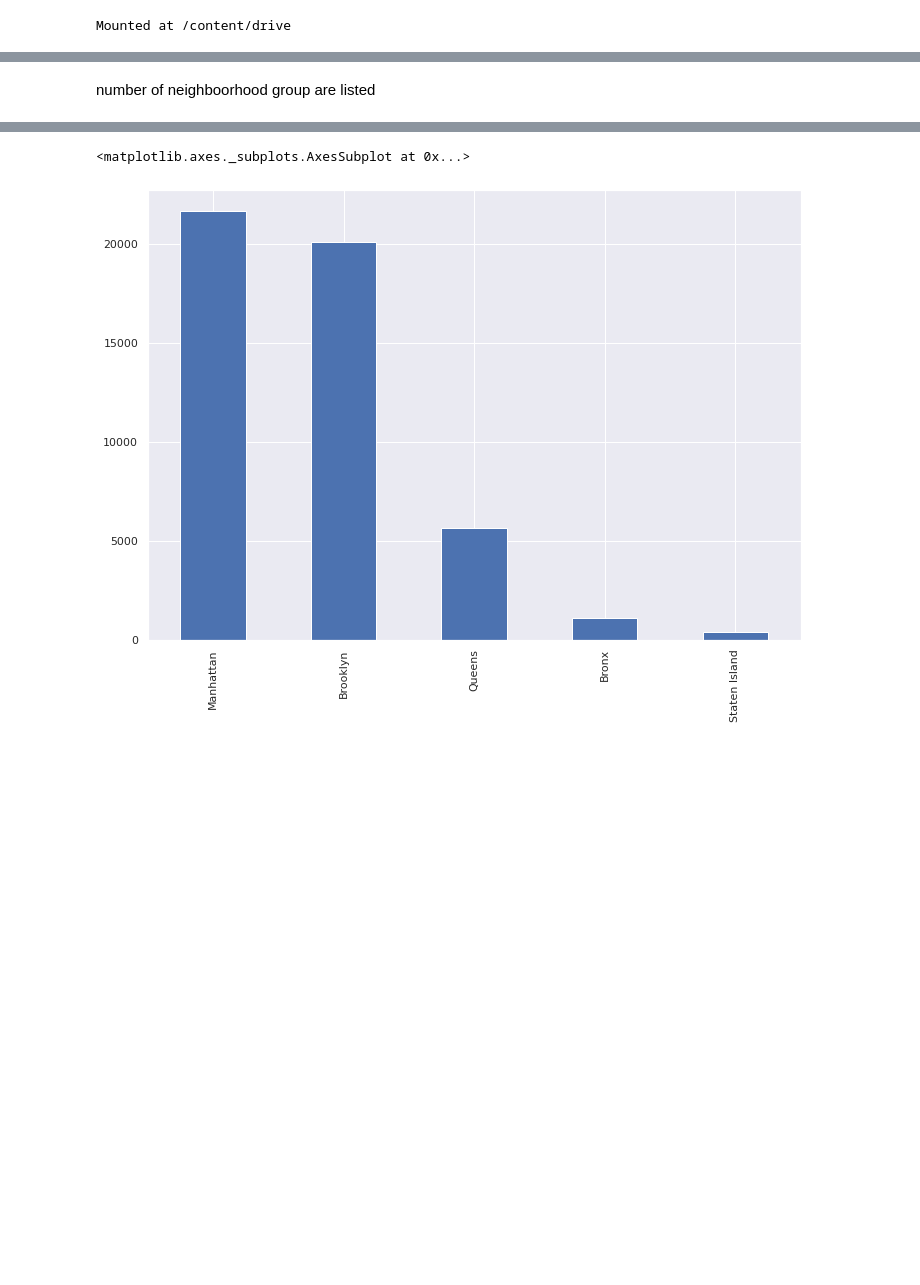
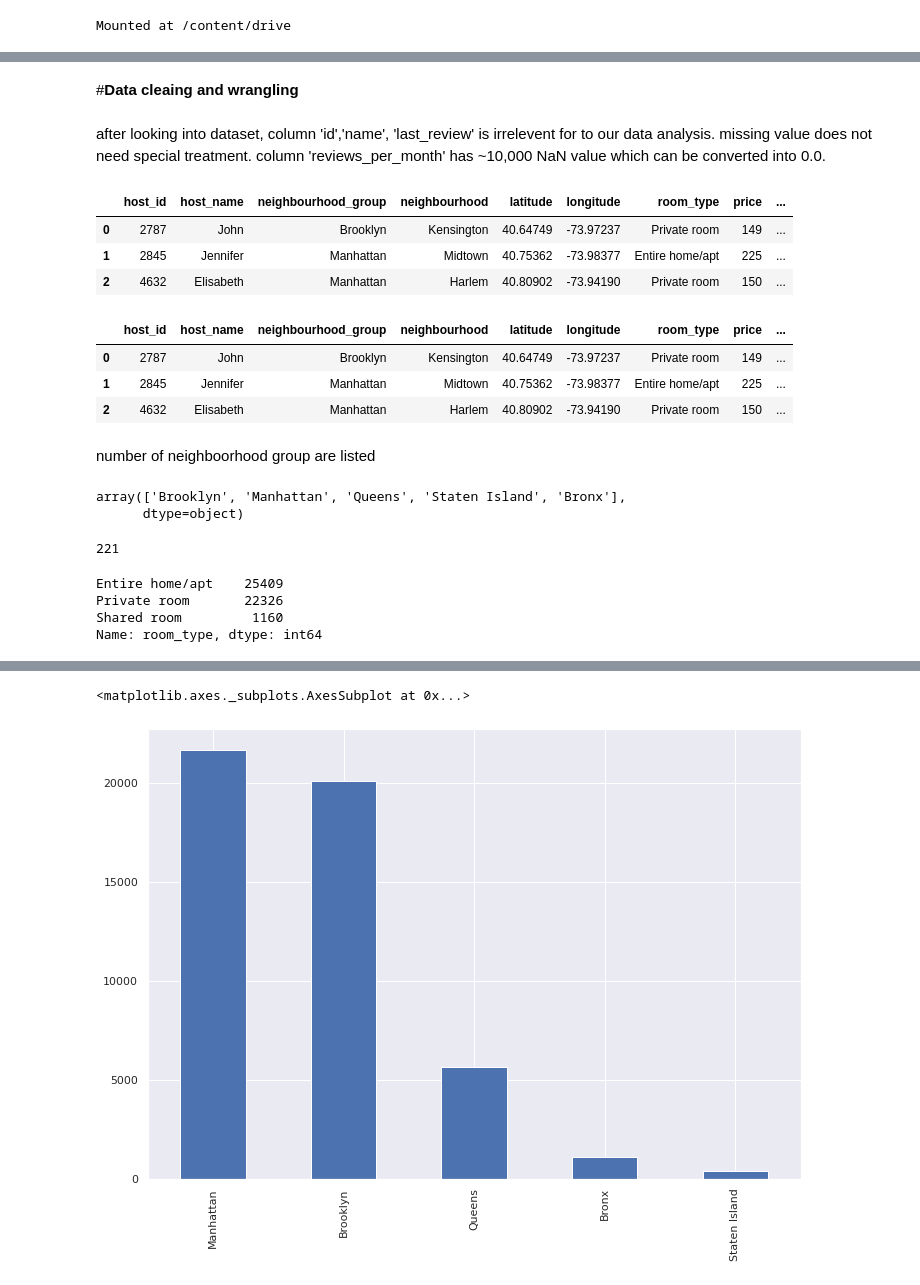
Before and after one commit to Kunaltembhare003/EDA, a Jupyter notebook: Copy_of_Airbnb_Bookings_Analysis_Capstone_Project.ipynb, the cells around one changed output, grey strips where cells are left out. Cells and saved outputs as stored; diff of their text form; code cells hidden in the pictures; blank space fills up the shorter version.

```diff
--- a/Copy_of_Airbnb_Bookings_Analysis_Capstone_Project.ipynb
+++ b/Copy_of_Airbnb_Bookings_Analysis_Capstone_Project.ipynb
@@ -71,2 +72,42 @@ memory usage: 6.0+ MB
+# %% [markdown]
+#**Data cleaing and wrangling**
+# %% [markdown]
+after looking into dataset, column 'id','name', 'last_review' is irrelevent for to our data analysis. missing value does not need special treatment. column 'reviews_per_month' has ~10,000 NaN value which can be converted into 0.0.
+# %%
+#drooping columns
+df.drop(['id','name','last_review'], axis=1, inplace=True)
+df.head(3)
+# %% [output]
+|  | host_id | host_name | neighbourhood_group | neighbourhood | latitude | longitude | room_type | price | ... |
+| 0 | 2787 | John | Brooklyn | Kensington | 40.64749 | -73.97237 | Private room | 149 | ... |
+| 1 | 2845 | Jennifer | Manhattan | Midtown | 40.75362 | -73.98377 | Entire home/apt | 225 | ... |
+| 2 | 4632 | Elisabeth | Manhattan | Harlem | 40.80902 | -73.94190 | Private room | 150 | ... |
+# %%
+#converting all NaN value to zero.
+df.fillna(0,inplace=True)
+df.head(3)
+# %% [output]
+|  | host_id | host_name | neighbourhood_group | neighbourhood | latitude | longitude | room_type | price | ... |
+| 0 | 2787 | John | Brooklyn | Kensington | 40.64749 | -73.97237 | Private room | 149 | ... |
+| 1 | 2845 | Jennifer | Manhattan | Midtown | 40.75362 | -73.98377 | Entire home/apt | 225 | ... |
+| 2 | 4632 | Elisabeth | Manhattan | Harlem | 40.80902 | -73.94190 | Private room | 150 | ... |
 # %% [markdown]
 number of neighboorhood group are listed
+# %%
+df['neighbourhood_group'].unique()
+# %% [output]
+array(['Brooklyn', 'Manhattan', 'Queens', 'Staten Island', 'Bronx'],
+      dtype=object)
+# %%
+#number of neighbourhood listed?
+len(df['neighbourhood'].unique())
+# %% [output]
+221
+# %%
+#number of types of room listed
+df['room_type'].value_counts()
+# %% [output]
+Entire home/apt    25409
+Private room       22326
+Shared room         1160
+Name: room_type, dtype: int64
```
Also changed, not shown: parts of 41 cells of this notebook.
